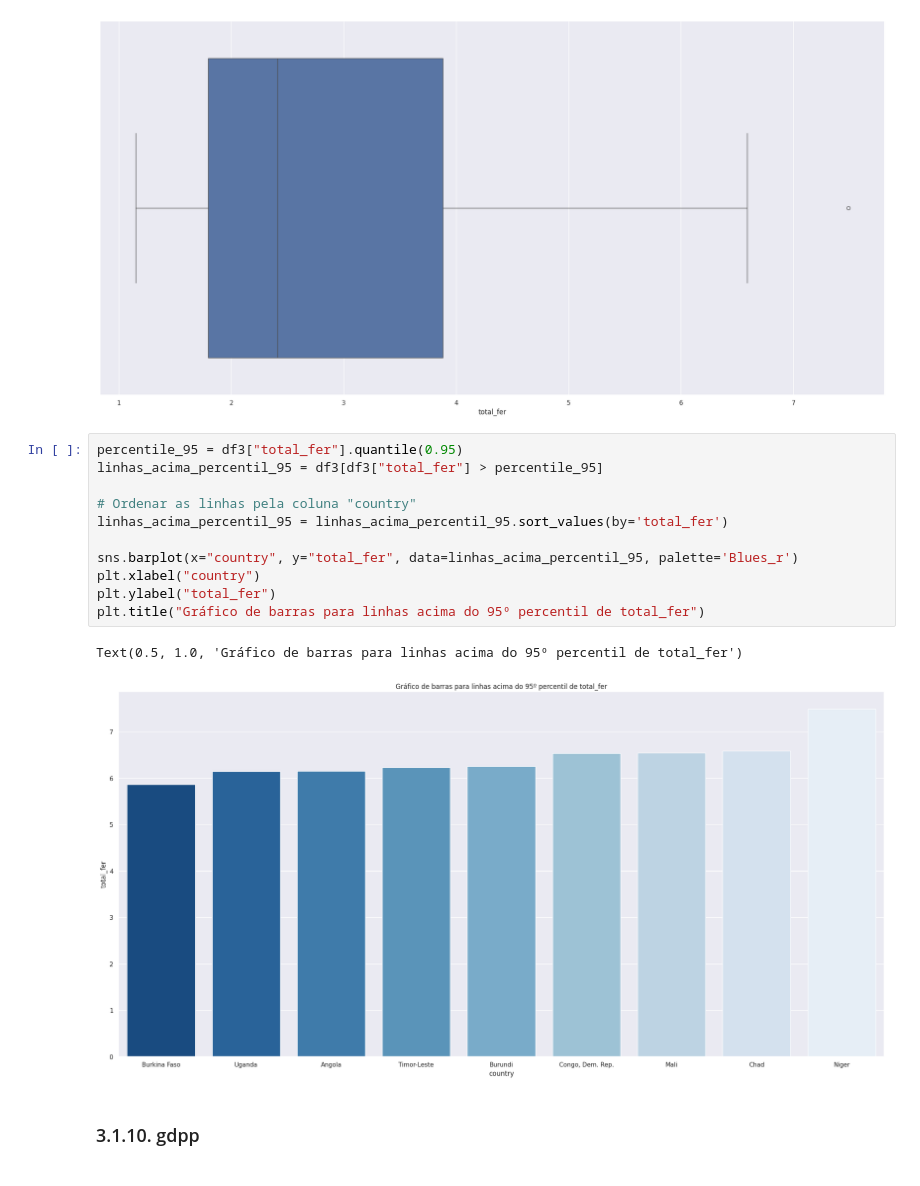
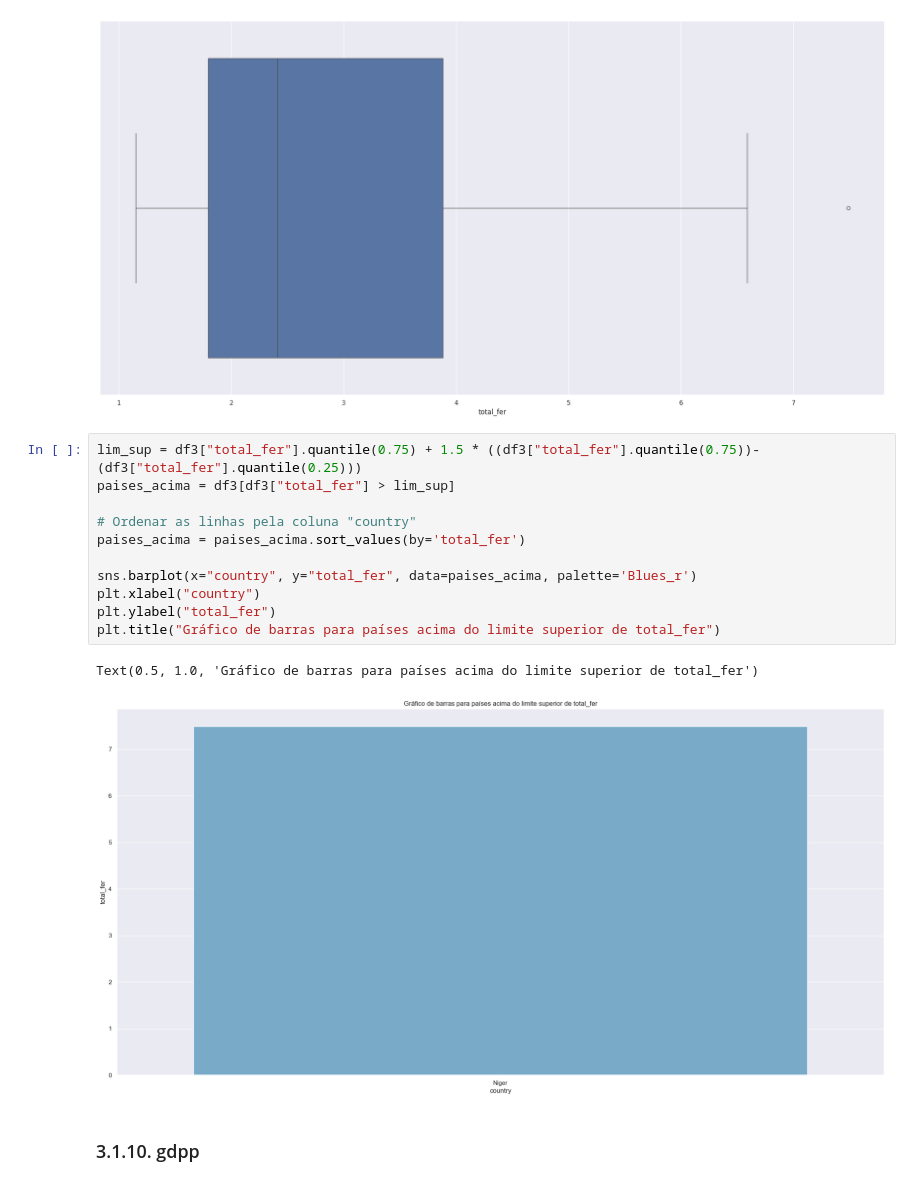
Before and after one commit to yvesmoura/eda-socio-economic-and-health-factors, a Jupyter notebook: eda-desafio_final.ipynb, the cells around one changed output. Drawn from its saved outputs; the diff is of its cells as text.

```diff
--- a/eda-desafio_final.ipynb
+++ b/eda-desafio_final.ipynb
@@ -362,19 +363,19 @@ sns.boxplot(x=df3["total_fer"])
 <Axes: xlabel='total_fer'>
 [figure]
 # %%
-percentile_95 = df3["total_fer"].quantile(0.95)
-linhas_acima_percentil_95 = df3[df3["total_fer"] > percentile_95]
+lim_sup = df3["total_fer"].quantile(0.75) + 1.5 * ((df3["total_fer"].quantile(0.75))-(df3["total_fer"].quantile(0.25)))
+paises_acima = df3[df3["total_fer"] > lim_sup]
 
 # Ordenar as linhas pela coluna "country"
-linhas_acima_percentil_95 = linhas_acima_percentil_95.sort_values(by='total_fer')
+paises_acima = paises_acima.sort_values(by='total_fer')
 
-sns.barplot(x="country", y="total_fer", data=linhas_acima_percentil_95, palette='Blues_r')
+sns.barplot(x="country", y="total_fer", data=paises_acima, palette='Blues_r')
 plt.xlabel("country")
 plt.ylabel("total_fer")
-plt.title("Gráfico de barras para linhas acima do 95º percentil de total_fer")
+plt.title("Gráfico de barras para países acima do limite superior de total_fer")
 # %% [output]
-Text(0.5, 1.0, 'Gráfico de barras para linhas acima do 95º percentil de total_fer')
+Text(0.5, 1.0, 'Gráfico de barras para países acima do limite superior de total_fer')
-[figure, old version]
+[figure, new version]
 # %% [markdown]
 ### 3.1.10. gdpp
 # %%
```
Also changed, not shown: parts of 8 cells of this notebook.
